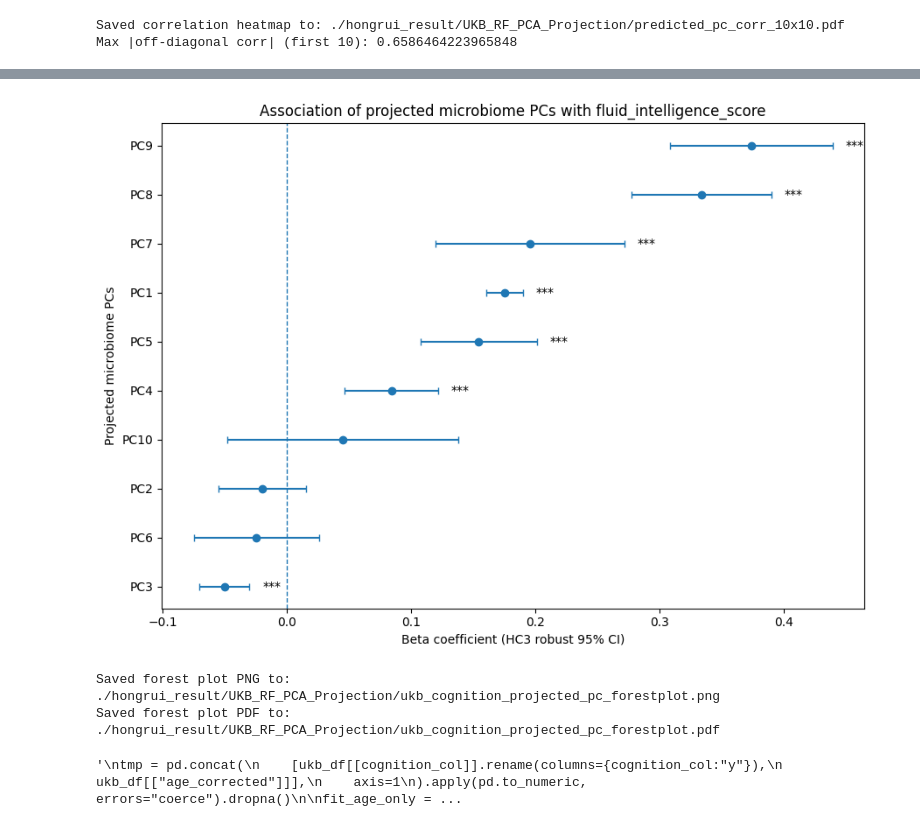
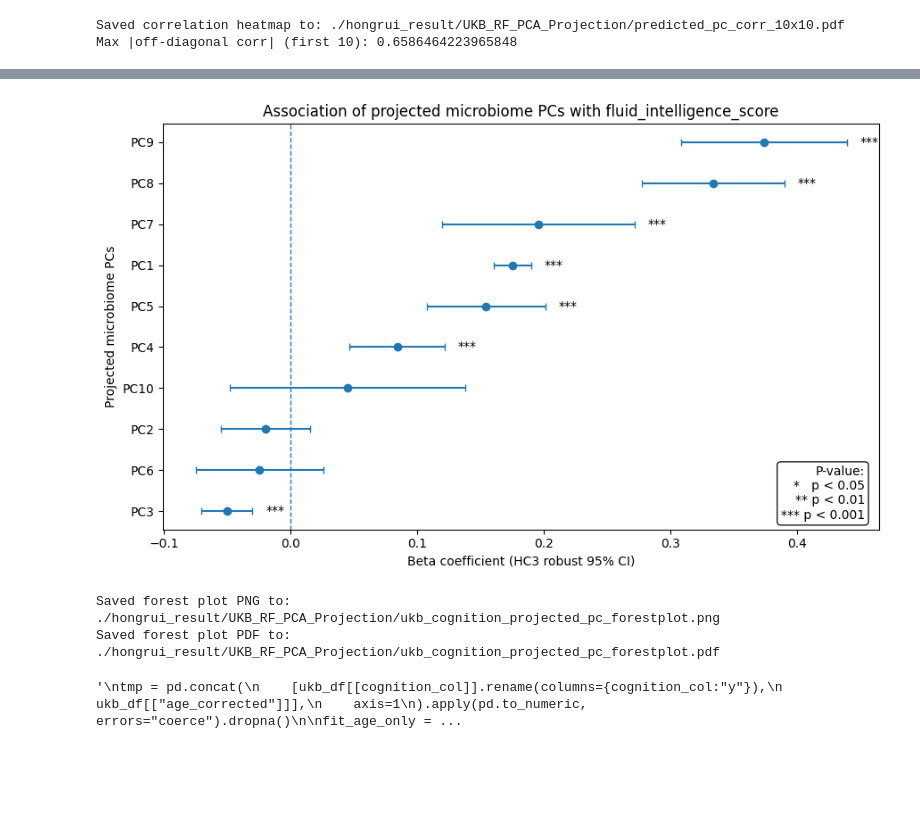
Before and after one commit to liuhon33/AGP_python_with_CV, a Jupyter notebook: projection_RF_PCA-Copy1.ipynb, the cells around one changed output, grey strips where cells are left out. Saved outputs shown, nothing was run; the diff lists cells and outputs as text; code cells hidden in the pictures; blank space fills up the shorter version.

```diff
--- a/projection_RF_PCA-Copy1.ipynb
+++ b/projection_RF_PCA-Copy1.ipynb
@@ -348,3 +348,19 @@ Covariance Type:            nonrobust
 Notes:
 [1] Standard Errors assume that the covariance matrix of the errors is correctly specified.
 Saved regression summary to: ./hongrui_result/UKB_RF_PCA_Projection/ukb_cognition_on_predicted_pcs_summary.txt
+# %%
+fit = sm.OLS(y_clean, X_clean).fit()
+
+results_table = pd.DataFrame({
+    "term": fit.params.index,
+    "beta": fit.params.values,
+    "std_err": fit.bse.values,
+    "t_value": fit.tvalues.values,
+    "p_value": fit.pvalues.values,
+    "ci_low": fit.conf_int()[0].values,
+    "ci_high": fit.conf_int()[1].values
+})
+
+results_table["p_value"] = results_table["p_value"].map(lambda x: f"{x:.3e}")
+
+print(results_table)
@@ -390,7 +424,7 @@ forest_df["label"] = forest_df["term"].str.replace("_hat", "", regex=False)
 # sort by beta
 forest_df = forest_df.sort_values("beta", ascending=True).reset_index(drop=True)
 
-fig_h = max(4, 0.5 * len(forest_df) + 1.5)
+fig_h = max(4, 0.4 * len(forest_df) + 1.5)
 fig, ax = plt.subplots(figsize=(9, fig_h))
 
 ypos = np.arange(len(forest_df))
@@ -406,34 +440,46 @@ ax.errorbar(
     capsize=3,
     linewidth=1.5
 )
 
 ax.axvline(0, linestyle="--", linewidth=1)
 
 ax.set_yticks(ypos)
 ax.set_yticklabels(forest_df["label"])
 ax.set_xlabel("Beta coefficient (HC3 robust 95% CI)")
 ax.set_ylabel("Projected microbiome PCs")
 ax.set_title(f"Association of projected microbiome PCs with {cognition_col}")
 
 # add significance stars to the right of each CI
 x_pad = 0.02 * (forest_df["ci_high"].max() - forest_df["ci_low"].min() + 1e-8)
 for i, row in forest_df.iterrows():
     if row["stars"] != "":
         ax.text(row["ci_high"] + x_pad, i, row["stars"], va="center", fontsize=10)
 
+# add significance legend
+star_legend = "P-value:\n*   p < 0.05\n** p < 0.01\n*** p < 0.001"
+ax.text(
+    0.98, 0.02,
+    star_legend,
+    transform=ax.transAxes,
+    ha="right",
+    va="bottom",
+    fontsize=10,
+    bbox=dict(boxstyle="round,pad=0.3", facecolor="white", edgecolor="black", alpha=0.9)
+)
+
 plt.tight_layout()
 
 forest_png = os.path.join(out_dir, "ukb_cognition_projected_pc_forestplot.png")
 forest_pdf = os.path.join(out_dir, "ukb_cognition_projected_pc_forestplot.pdf")
 
 plt.savefig(forest_png, dpi=300, bbox_inches="tight")
 plt.savefig(forest_pdf, bbox_inches="tight")
 plt.show()
 
 print(f"Saved forest plot PNG to: {forest_png}")
 print(f"Saved forest plot PDF to: {forest_pdf}")
 # %% [output]
-[figure, old version]
+[figure, new version]
 Saved forest plot PNG to: ./hongrui_result/UKB_RF_PCA_Projection/ukb_cognition_projected_pc_forestplot.png
 Saved forest plot PDF to: ./hongrui_result/UKB_RF_PCA_Projection/ukb_cognition_projected_pc_forestplot.pdf
 # %%
```
Also changed, not shown: parts of 8 cells of this notebook, 5 other files.
